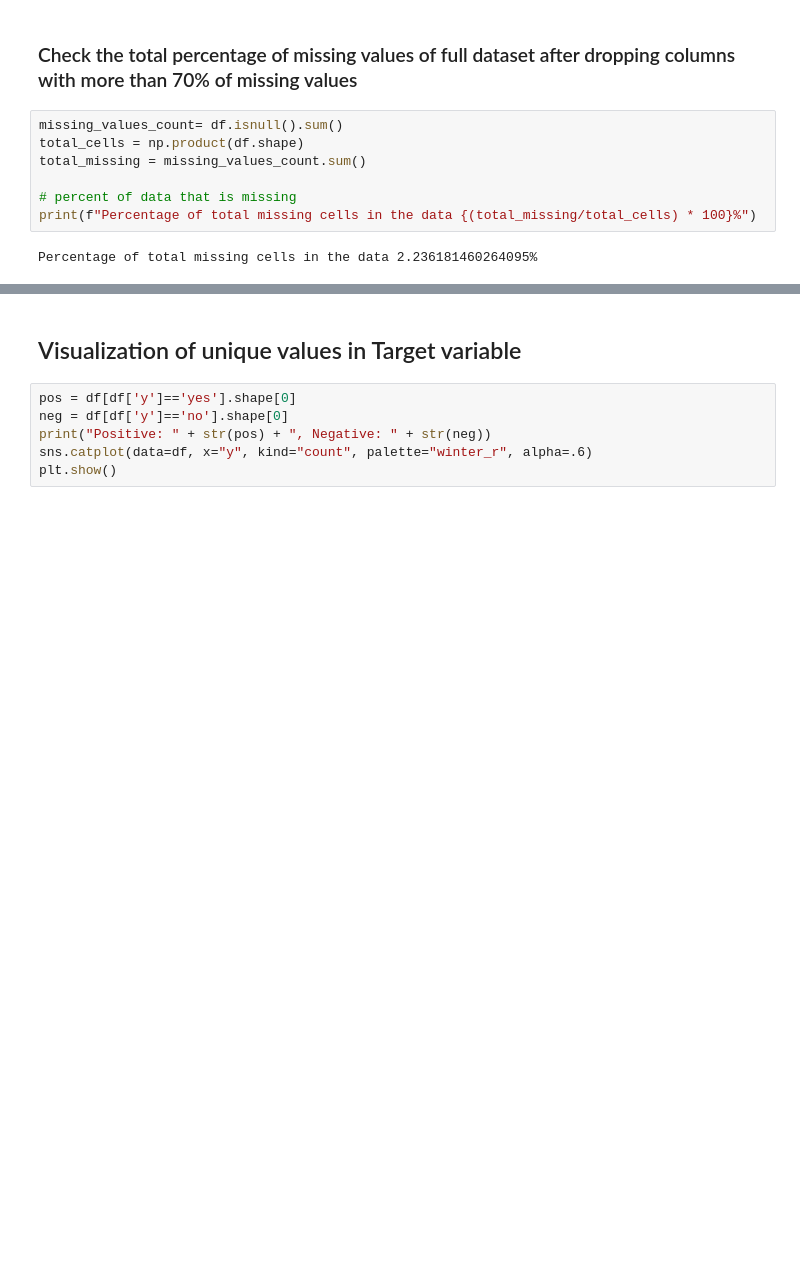
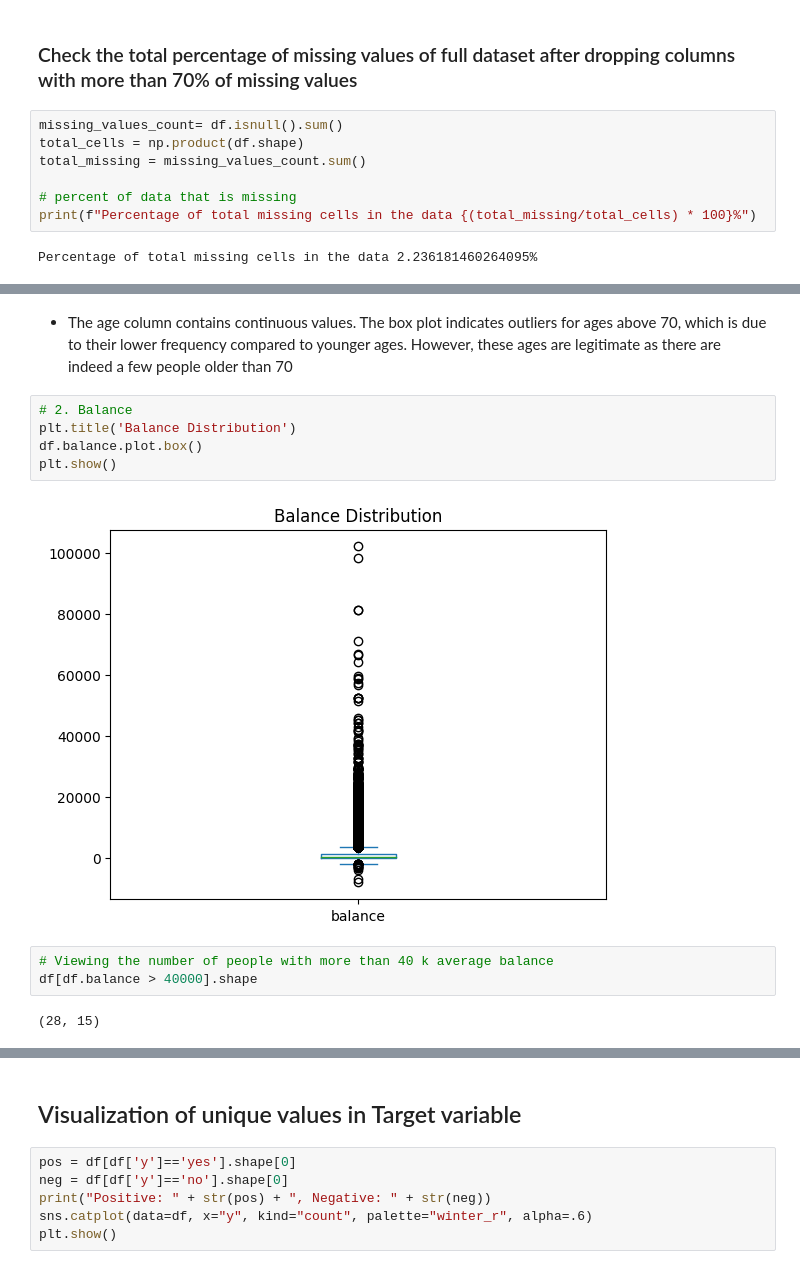
Before and after one commit to Jatindra23/bank_deposit_prediction, a Jupyter notebook: bankEDA.ipynb, the cells around one changed output, grey strips where cells are left out. Cells and saved outputs as stored; diff of their text form; blank space fills up the shorter version.

```diff
--- a/bankEDA.ipynb
+++ b/bankEDA.ipynb
@@ -176,0 +190,14 @@ Percentage of total missing cells in the data 2.236181460264095%
+# %% [markdown]
+- The age column contains continuous values. The box plot indicates outliers for ages above 70, which is due to their lower frequency compared to younger ages. However, these ages are legitimate as there are indeed a few people older than 70
+# %%
+# 2. Balance
+plt.title('Balance Distribution')
+df.balance.plot.box()
+plt.show()
+# %% [output]
+[figure, added]
+# %%
+# Viewing the number of people with more than 40 k average balance
+df[df.balance > 40000].shape
+# %% [output]
+(28, 15)
```
Also changed, not shown: parts of 52 cells of this notebook, 7 other files.
